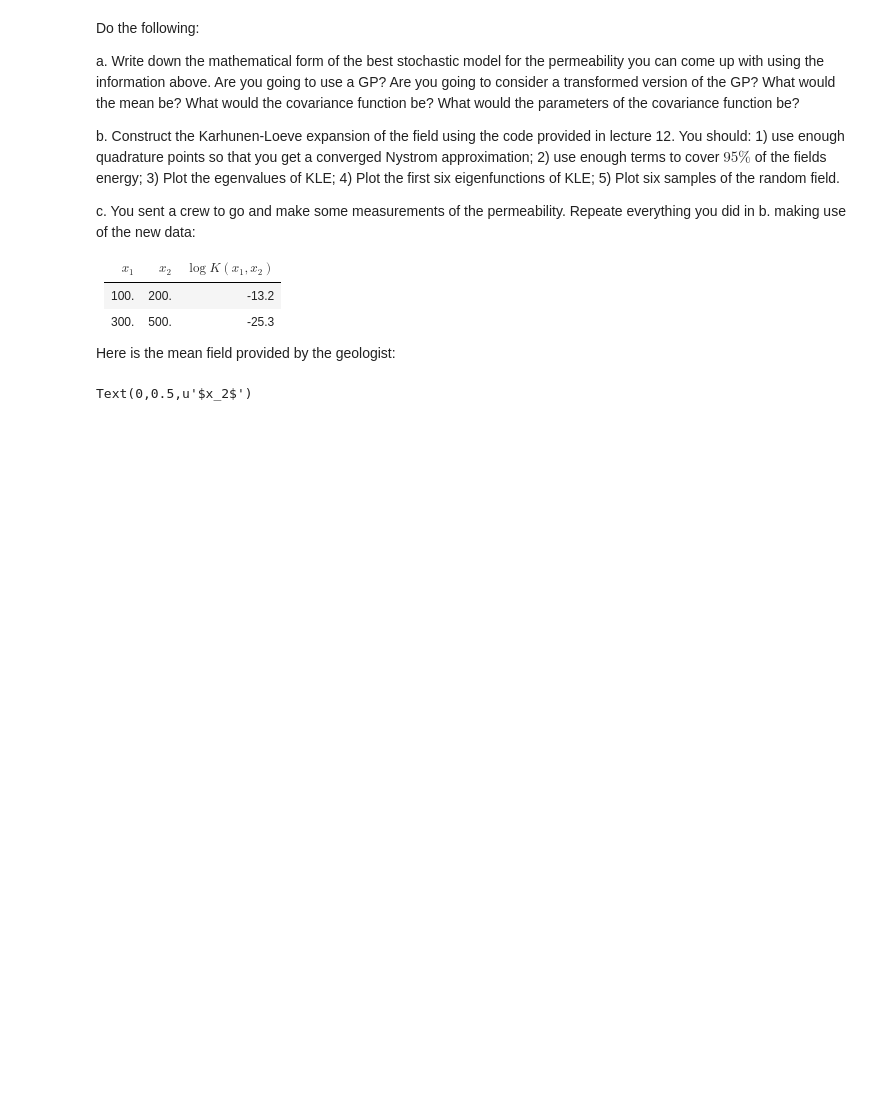
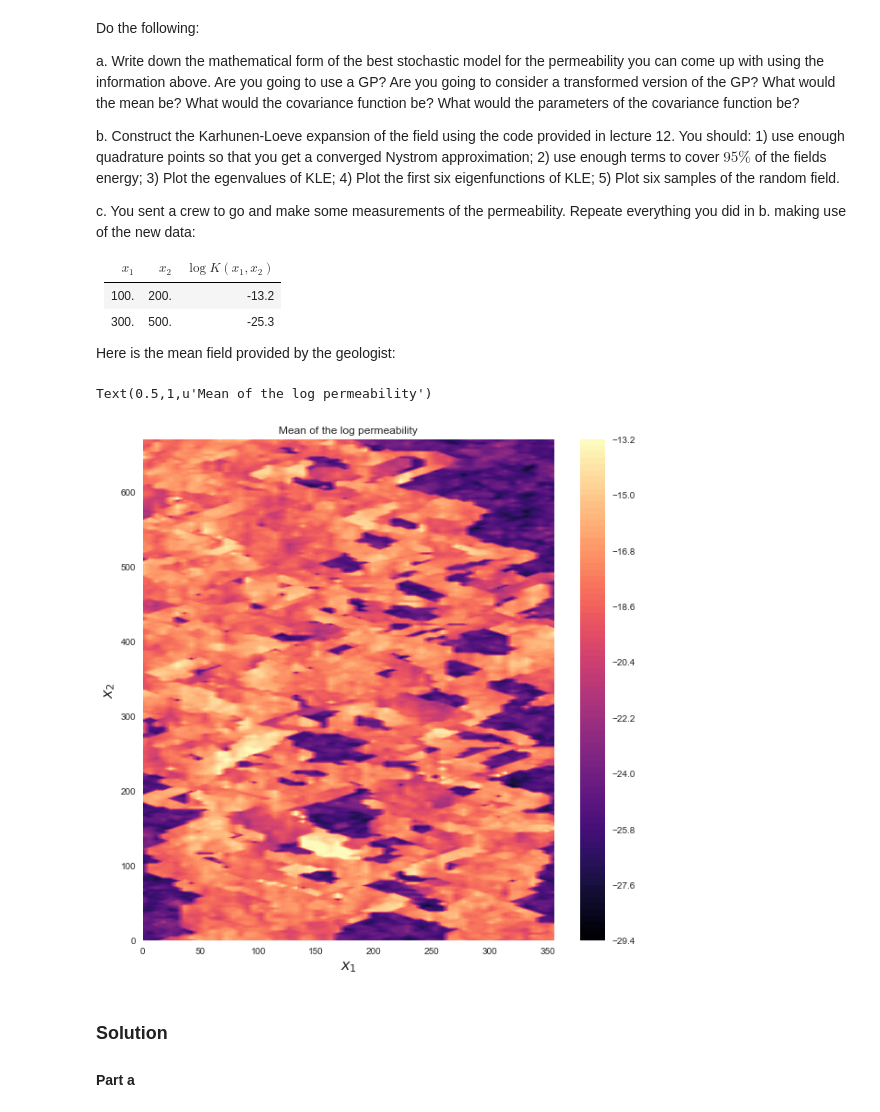
Before and after one commit to PredictiveScienceLab/uq-course, a Jupyter notebook: homeworks/hw_04.ipynb, the cells around one changed output. Drawn from its saved outputs; the diff is of its cells as text; code cells hidden in the pictures; blank space fills up the shorter version.

```diff
--- a/homeworks/hw_04.ipynb
+++ b/homeworks/hw_04.ipynb
@@ -97,14 +274,16 @@ c. You sent a crew to go and make some measurements of the permeability. Repeate
 
 Here is the mean field provided by the geologist:
 # %%
-K = np.loadtxt('spe10_permx.dat').T
+M = np.loadtxt('spe10_permx.dat').T
 x1 = np.linspace(0, 356, 60)
 x2 = np.linspace(0, 670, 220)
 X1, X2 = np.meshgrid(x1, x2)
 fig, ax = plt.subplots(1, figsize = (10, 10))
-im=ax.contourf(X1, X2, np.log(K), 100, cmap = 'magma')
+im=ax.contourf(X1, X2, np.log(M), 100, cmap = 'magma')
 fig.colorbar(im, ax=ax)
 ax.set_xlabel('$x_1$', fontsize = 16)
 ax.set_ylabel('$x_2$', fontsize = 16)
+ax.set_title('Mean of the log permeability')
 # %% [output]
-Text(0,0.5,u'$x_2$')
+Text(0.5,1,u'Mean of the log permeability')
+[figure, added]
@@ -110,0 +371,3 @@ Text(0,0.5,u'$x_2$')
+# %% [markdown]
+### Solution
+#### Part a
```
Also changed, not shown: parts of 45 cells of this notebook, 2 other files.
